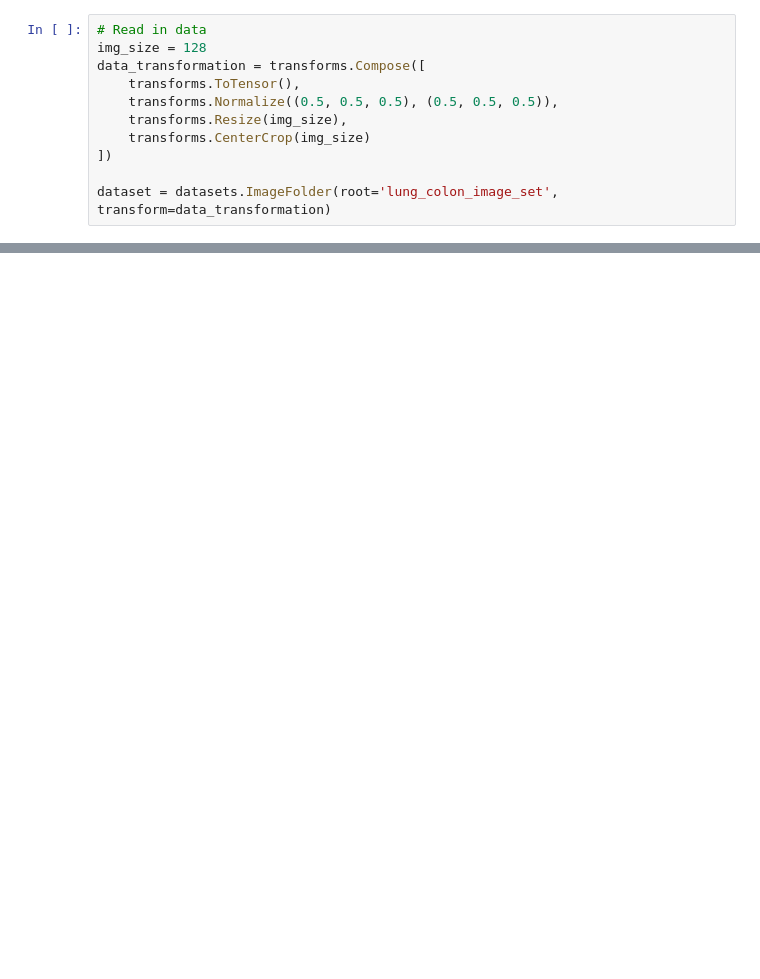
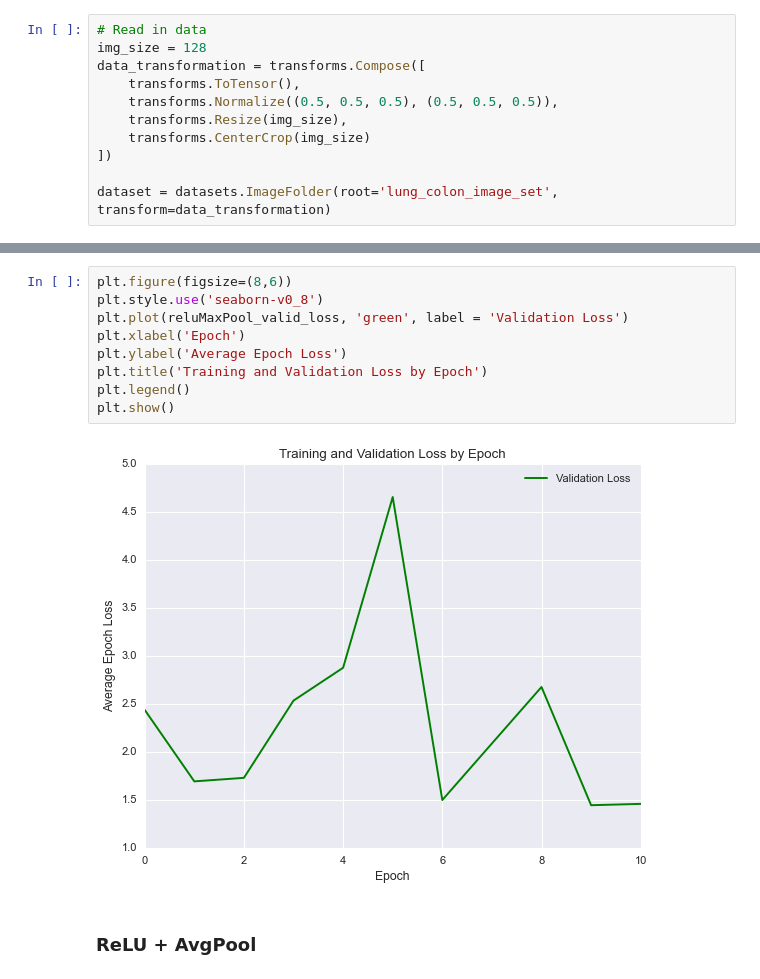
Before and after one commit to garrett-lam/CancerHistopathologyCNN, a Jupyter notebook: lung_colon_CNN.ipynb, the cells around one changed output, grey strips where cells are left out. Drawn from its saved outputs; the diff is of its cells as text; blank space fills up the shorter version.

```diff
--- a/lung_colon_CNN.ipynb
+++ b/lung_colon_CNN.ipynb
@@ -194,0 +223,13 @@ trainNN(model, train_loader, nn.CrossEntropyLoss(), optim.Adam(model.parameters(
+# %%
+plt.figure(figsize=(8,6))
+plt.style.use('seaborn-v0_8')
+plt.plot(reluMaxPool_valid_loss, 'green', label = 'Validation Loss')
+plt.xlabel('Epoch')
+plt.ylabel('Average Epoch Loss')
+plt.title('Training and Validation Loss by Epoch')
+plt.legend()
+plt.show()
+# %% [output]
+[figure, added]
+# %% [markdown]
+### ReLU + AvgPool
```
Also changed, not shown: parts of 28 cells of this notebook, 2 other files.
